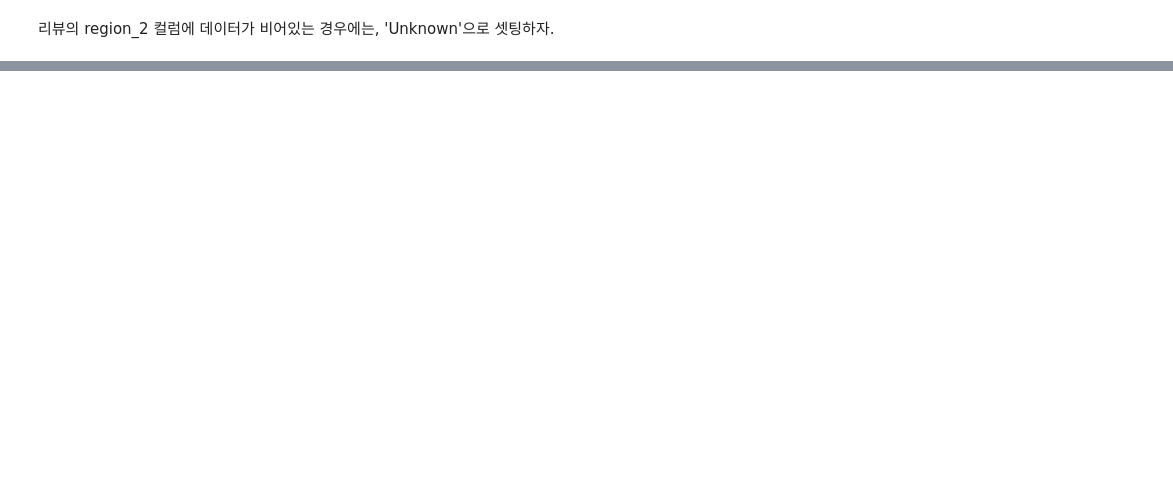
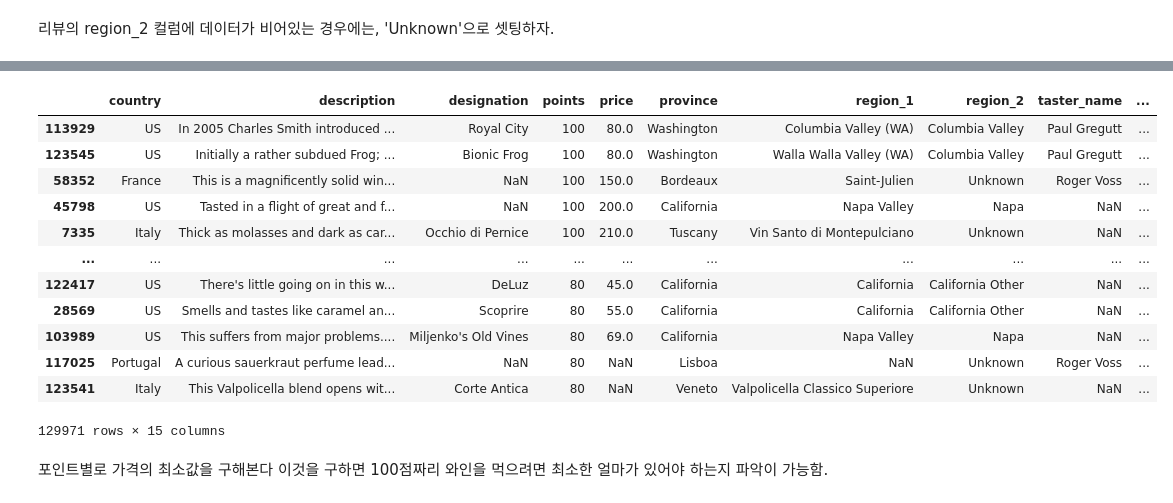
Before and after one commit to ijd1236/my_study, a Jupyter notebook: yh-k4-main/데이터분석 리뷰/2.d 실습 Pandas-3.ipynb, the cells around one changed output, grey strips where cells are left out. Cells and saved outputs as stored; diff of their text form; code cells hidden in the pictures; blank space fills up the shorter version.

```diff
--- a/yh-k4-main/데이터분석 리뷰/2.d 실습 Pandas-3.ipynb
+++ b/yh-k4-main/데이터분석 리뷰/2.d 실습 Pandas-3.ipynb
@@ -174,3 +215,14 @@ dtype: int64
 포인트가 95점 이상이면 3점, 85점 이상이면 2점, 나머지는 1점으로 할 것이다.
 
 리뷰데이터를 통해 각 데이터의 별점을 구하시오.
+# %%
+def point(sentence):
+    if sentence>= 95 :
+        return 3
+    elif 95>sentence>=85:
+        return 2
+    else:
+        return 1
+
+
+reviews['star'] =reviews['points'].apply(point)
@@ -177,2 +242,6 @@ dtype: int64
 # %% [markdown]
 리뷰의 region_2 컬럼에 데이터가 비어있는 경우에는, 'Unknown'으로 셋팅하자.
+# %%
+reviews['region_2'].fillna('Unknown', inplace=True)
+# fillna() 함수는 결측치를 다른 값으로 대체하는 데 사용되는 함수입니다. fillna() 함수를 사용하기 위해 필요한 매개변수는 대체할 값 또는 대체 방법에 따라 달라집니다.
+reviews
@@ -178,0 +374,19 @@ dtype: int64
+# %%
+reviews.sort_values(['points', 'price'], ascending=[False,True]) #포인트는 오름차순 가격은 내림차순
+# %% [output]
+|  | country | description | designation | points | price | province | region_1 | region_2 | taster_name | ... |
+| 113929 | US | In 2005 Charles Smith introduced ... | Royal City | 100 | 80.0 | Washington | Columbia Valley (WA) | Columbia Valley | Paul Gregutt | ... |
+| 123545 | US | Initially a rather subdued Frog; ... | Bionic Frog | 100 | 80.0 | Washington | Walla Walla Valley (WA) | Columbia Valley | Paul Gregutt | ... |
+| 58352 | France | This is a magnificently solid win... | NaN | 100 | 150.0 | Bordeaux | Saint-Julien | Unknown | Roger Voss | ... |
+| 45798 | US | Tasted in a flight of great and f... | NaN | 100 | 200.0 | California | Napa Valley | Napa | NaN | ... |
+| 7335 | Italy | Thick as molasses and dark as car... | Occhio di Pernice | 100 | 210.0 | Tuscany | Vin Santo di Montepulciano | Unknown | NaN | ... |
+| ... | ... | ... | ... | ... | ... | ... | ... | ... | ... | ... |
+| 122417 | US | There's little going on in this w... | DeLuz | 80 | 45.0 | California | California | California Other | NaN | ... |
+| 28569 | US | Smells and tastes like caramel an... | Scoprire | 80 | 55.0 | California | California | California Other | NaN | ... |
+| 103989 | US | This suffers from major problems.... | Miljenko's Old Vines | 80 | 69.0 | California | Napa Valley | Napa | NaN | ... |
+| 117025 | Portugal | A curious sauerkraut perfume lead... | NaN | 80 | NaN | Lisboa | NaN | Unknown | Roger Voss | ... |
+| 123541 | Italy | This Valpolicella blend opens wit... | Corte Antica | 80 | NaN | Veneto | Valpolicella Classico Superiore | Unknown | NaN | ... |
+129971 rows × 15 columns
+# %% [markdown]
+포인트별로 가격의 최소값을 구해본다
+이것을 구하면 100점짜리 와인을 먹으려면 최소한 얼마가 있어야 하는지 파악이 가능함.
```
Also changed, not shown: parts of 16 cells of this notebook, 3 other files.
